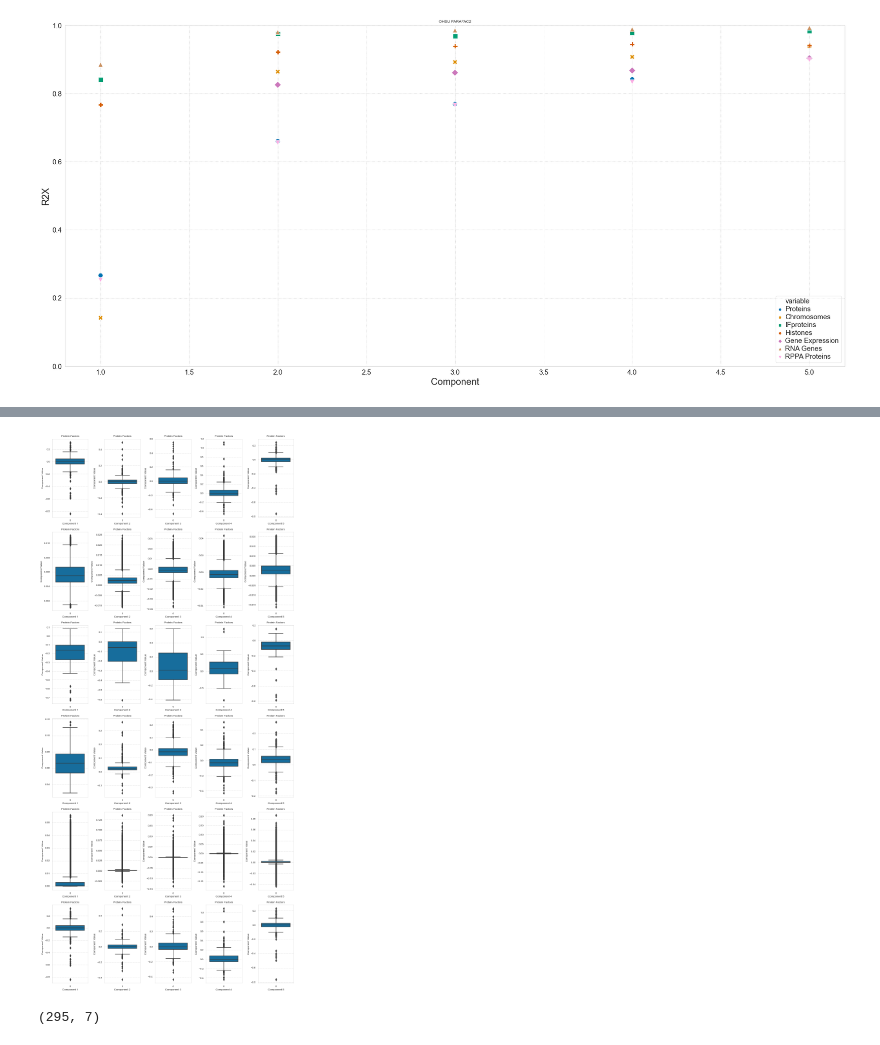
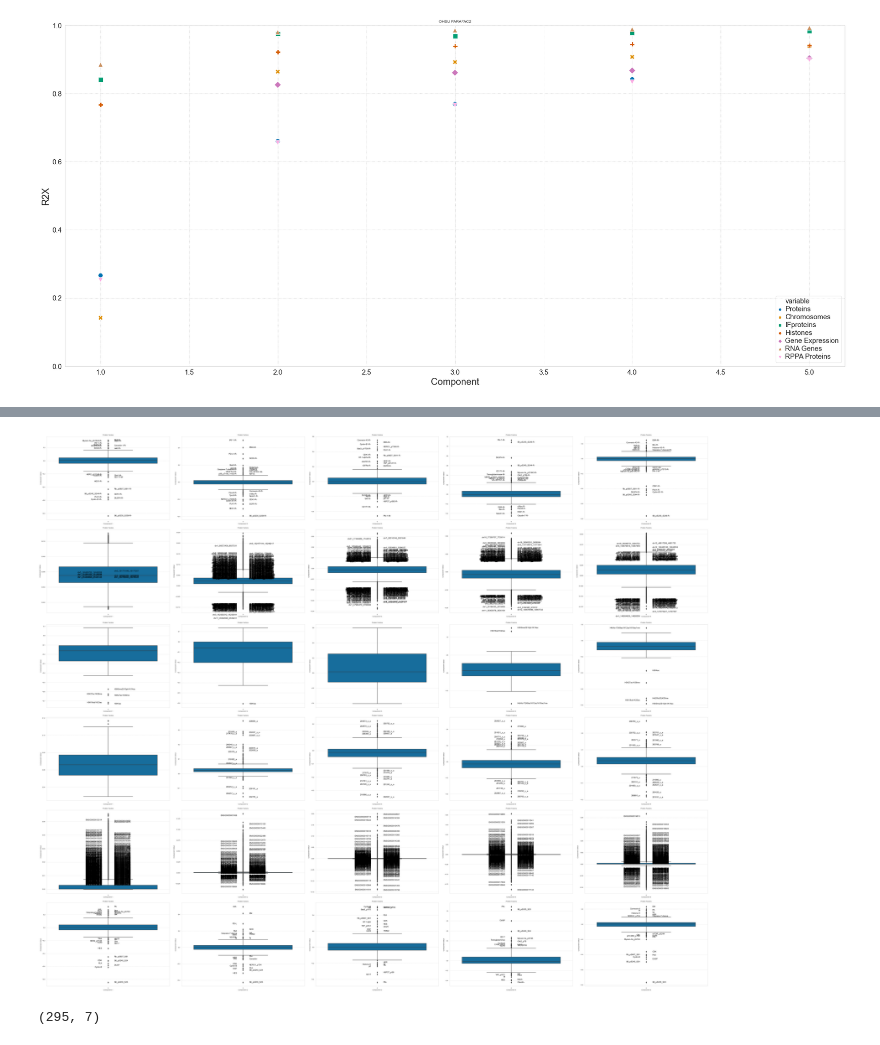
Before and after one commit to meyer-lab/tfac-ccle, a Jupyter notebook: tfac/OHSUplots.ipynb, the cells around one changed output, grey strips where cells are left out. Saved outputs shown, nothing was run; the diff lists cells and outputs as text; code cells hidden in the pictures.

Commit message:
OHSU box plots

```diff
--- a/tfac/OHSUplots.ipynb
+++ b/tfac/OHSUplots.ipynb
@@ -54,7 +54,7 @@ RPPAproteins = transform[1][6]
 # %%
 def outliersForPlot(transform, sliceRows):
     '''Determines outliers based on IQR range by component and returns dictionary by component that allows annotation for OHSU PARAFAC2 analysis'''
-    df = pd.DataFrame(data=transform, columns = ['Comp 1', 'Comp 2', 'Comp 3', 'Comp 4', 'Comp 5'])
+    df = transform.copy(deep=True)
     df['Proteins'] = sliceRows
     Q1 = df.quantile(.25)
     Q3 = df.quantile(.75)
@@ -83,7 +83,7 @@ def outliersForPlot(transform, sliceRows):
                     prots[i][idx + 4][4] = False
     return prots
 # %%
-def proteinBoxPlot(ax, transformed, sliceRows, componentIn):
+def proteinBoxPlot(ax, transformed, componentIn, sliceRows):
     '''Plots protein component in partial tucker factorization space with annotation of some outliers'''
     df = pd.DataFrame(transformed)
     prots = outliersForPlot(df, sliceRows)
@@ -91,9 +91,9 @@ def proteinBoxPlot(ax, transformed, sliceRows, componentIn):
     ax.set_xlabel("Component " + str(componentIn))
     ax.set_ylabel('Component Value')
     ax.set_title('Protein Factors')
-    for comp in prots:
+    for component in prots:
         offset_side = 0
-        for outlier in prots[comp]:
+        for outlier in prots[component]:
             if outlier[3]:
                 if offset_side == 0:
                     ax.text(outlier[0] + .05, outlier[1] - .005, outlier[2], horizontalalignment='left', size='large', color='black', weight=100)
@@ -103,3 +103,6 @@ def proteinBoxPlot(ax, transformed, sliceRows, componentIn):
                     offset_side = 0
             else:
                 offset_side = 1 - offset_side
+# %%
+ax, f = getSetup((7, 7), (1, 1))
+proteinBoxPlot(ax[0], L1000GeneExp[:, 0], 1, geneExpression)
@@ -107,19 +112,19 @@ def proteinBoxPlot(ax, transformed, sliceRows, componentIn):
 def transformPlot(seed, transformSlice, sliceRow):
     col = np.size(transformSlice, 1)
     for a in range(col):
-        proteinBoxPlot(ax[seed + a], transformSlice[:,a], sliceRow, a+1)
+        proteinBoxPlot(ax[seed + a], transformSlice[:,a], a+1, sliceRow)
 # %%
 row = 6
 col = 5
-ax, f = getSetup((11, 24), (row, col))
+ax, f = getSetup((48, 40), (row, col))
 transformPlot(0, LINCSproteins, proteins)
 transformPlot(5, atacChr, chromosomes)
 transformPlot(10, GCPHistones, histones)
 transformPlot(15, L1000GeneExp, geneExpression)
 transformPlot(20, RNAGeneSeq, RNAGenes)
 transformPlot(25, RPPAproteins, Rproteins)
 # %% [output]
-[figure, old version]
+[figure, new version]
 # %%
 C = parafac2tensor[1][2]
 # %%
```
Also changed, not shown: parts of 1 cell of this notebook, 3 other files.
